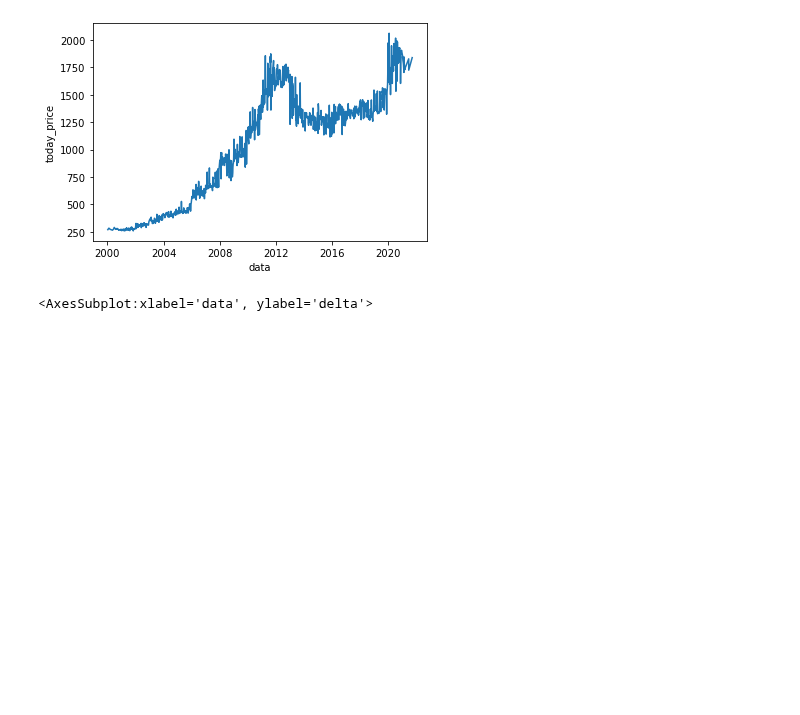
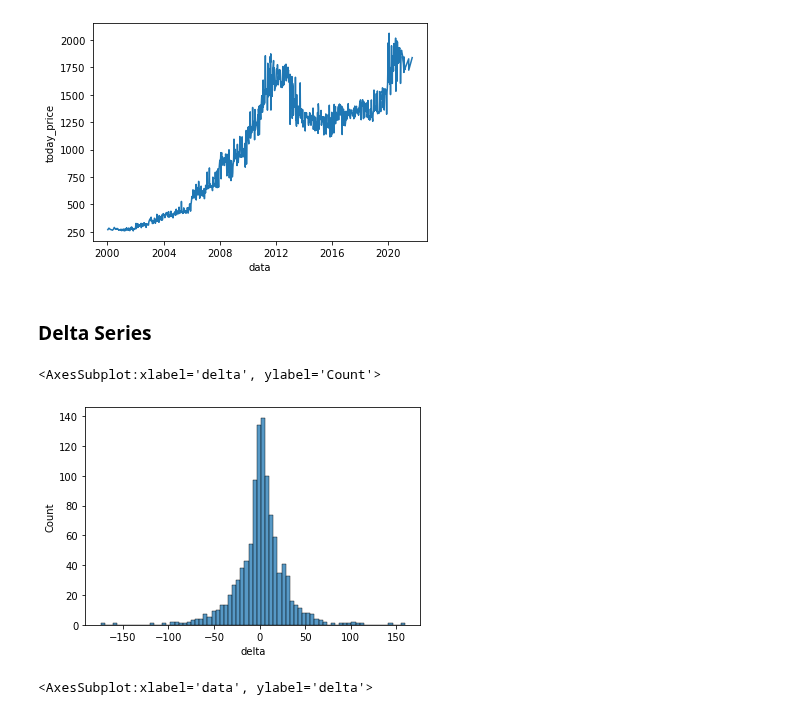
Before and after one commit to andisantos/MO431-432, a Jupyter notebook: MO432/T3/yan_note.ipynb, the cells around one changed output. Saved outputs shown, nothing was run; the diff lists cells and outputs as text; code cells hidden in the pictures; blank space fills up the shorter version.

```diff
--- a/MO432/T3/yan_note.ipynb
+++ b/MO432/T3/yan_note.ipynb
@@ -23,6 +30,13 @@ sns.lineplot(x=gold.data,y=gold.today_price)
 # %% [output]
 <AxesSubplot:xlabel='data', ylabel='today_price'>
 [figure]
+# %% [markdown]
+### Delta Series
+# %%
+sns.histplot(gold.delta)
+# %% [output]
+<AxesSubplot:xlabel='delta', ylabel='Count'>
+[figure, added]
 # %%
 #print timeline graph
 sns.lineplot(x=gold.data,y=gold.delta)
```
Also changed, not shown: parts of 3 cells of this notebook.
